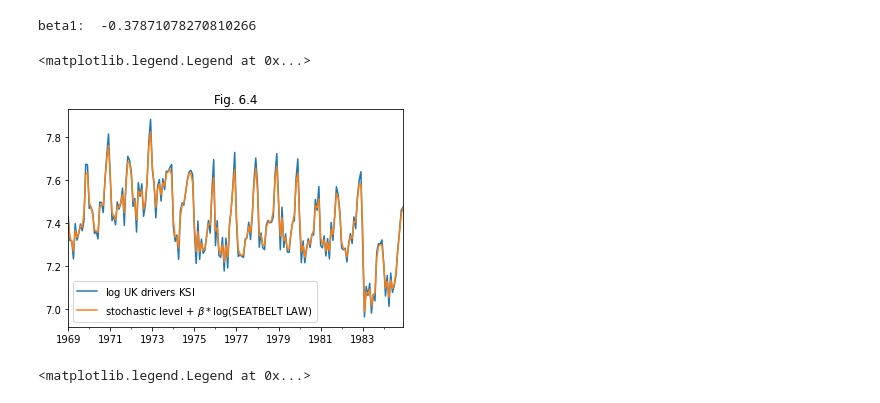
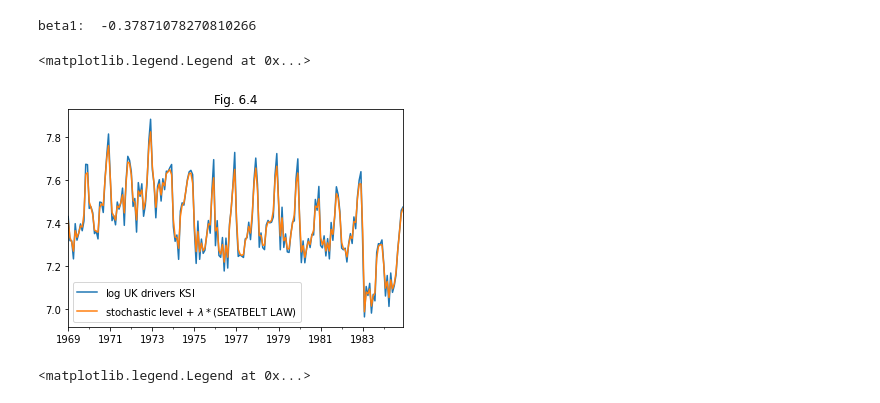
Before and after one commit to tatamiya/state_space_model_notebooks, a Jupyter notebook: statsmodels/CommandeurKoopman2007.ipynb, the cells around one changed output. Saved outputs shown, nothing was run; the diff lists cells and outputs as text; code cells hidden in the pictures.

```diff
--- a/statsmodels/CommandeurKoopman2007.ipynb
+++ b/statsmodels/CommandeurKoopman2007.ipynb
@@ -1569,12 +1578,14 @@ print('beta1: ', beta1_llevel_intervention)
 beta1:  -0.37871078270810266
 # %%
 ax = df_ukdrivers['log_drivers'].plot(label='$\log$ UK drivers KSI')
-ax = pd.Series(llevel_intervention_results.smoother_results.smoothed_forecasts[0], index=df_ukdrivers.index).plot(ax=ax, label='stochastic level + $\\beta *\\log$(SEATBELT LAW)')
+ax = pd.Series(llevel_intervention_results.smoother_results.smoothed_forecasts[0],
+               index=df_ukdrivers.index).plot(ax=ax,
+                                              label='stochastic level + $\\lambda *$(SEATBELT LAW)')
 ax.set_title('Fig. 6.4')
 ax.legend()
 # %% [output]
 <matplotlib.legend.Legend at 0x...>
-[figure, old version]
+[figure, new version]
 # %%
 ax = pd.Series(llevel_intervention_results.smoothed_measurement_disturbance[0], index=df_ukdrivers.index).plot(label='irregular')
 ax.hlines(0, *ax.get_xlim(), linestyle='dashed', color='black')
```
Also changed, not shown: parts of 65 cells of this notebook.
